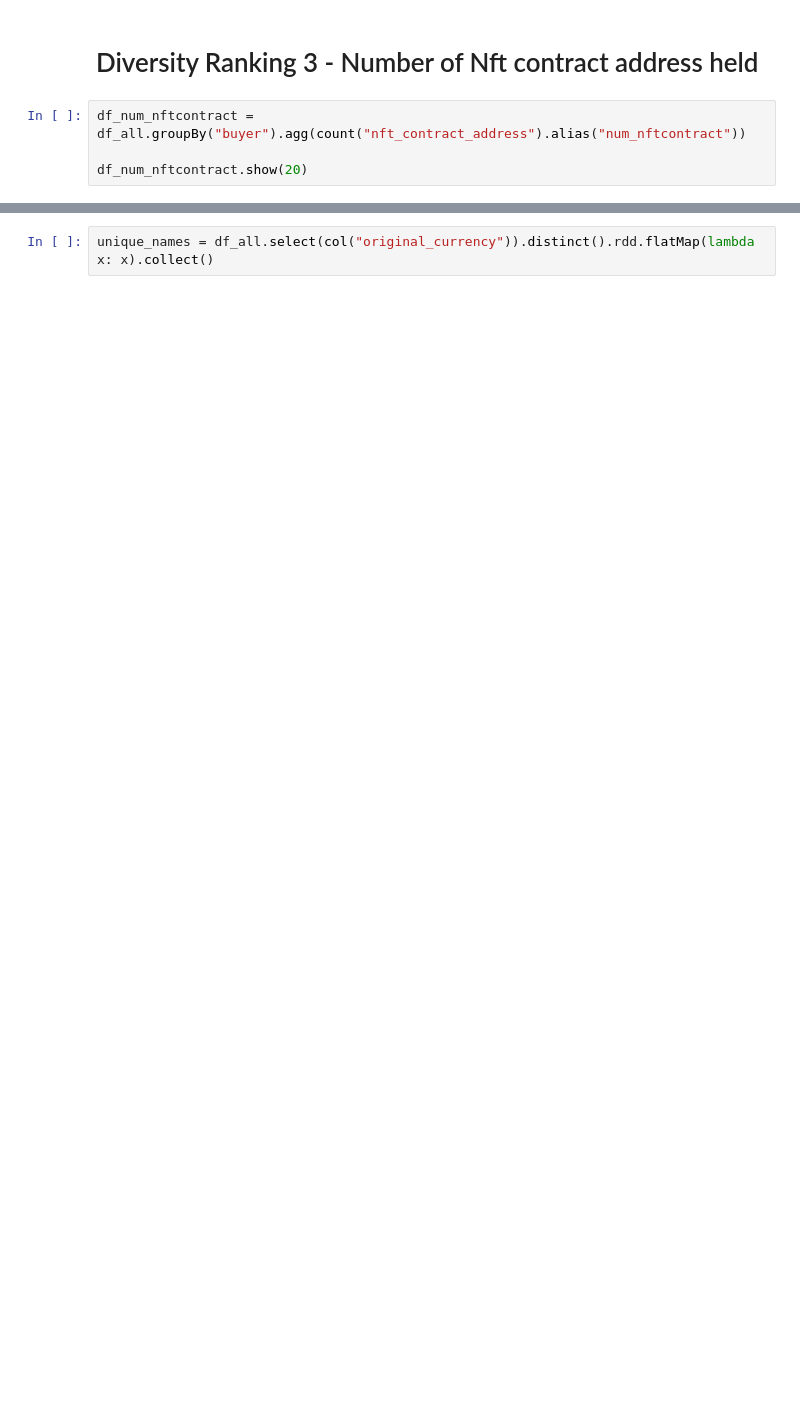
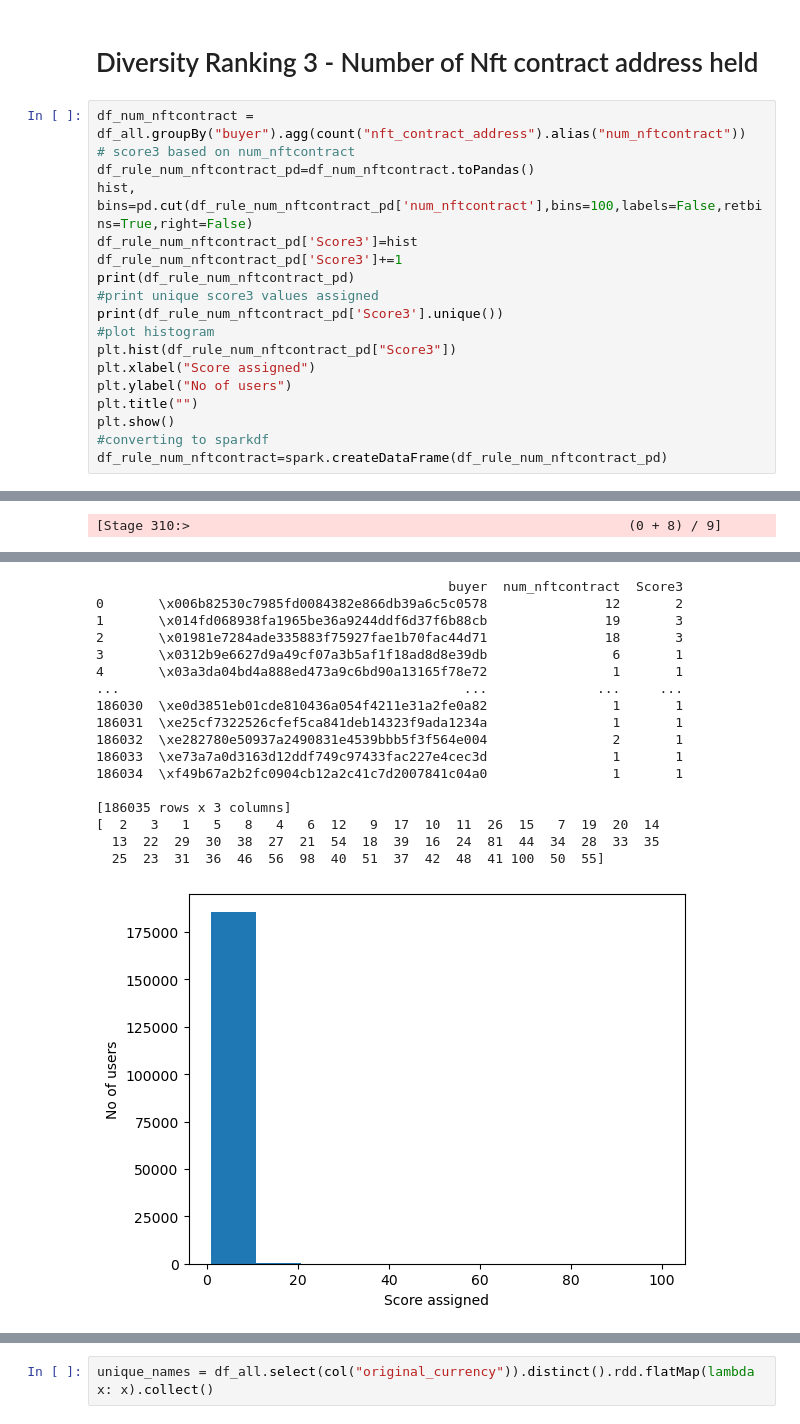
Before and after one commit to cardstack/nft-membership-nyu, a Jupyter notebook: notebooks/pipeline/Ranking.ipynb, the cells around one changed output, grey strips where cells are left out. Saved outputs shown, nothing was run; the diff lists cells and outputs as text; blank space fills up the shorter version.

```diff
--- a/notebooks/pipeline/Ranking.ipynb
+++ b/notebooks/pipeline/Ranking.ipynb
@@ -173,6 +287,20 @@ only showing top 20 rows
 # Diversity Ranking 3 - Number of Nft contract address held
 # %%
 df_num_nftcontract = df_all.groupBy("buyer").agg(count("nft_contract_address").alias("num_nftcontract"))
-
-df_num_nftcontract.show(20)
+# score3 based on num_nftcontract
+df_rule_num_nftcontract_pd=df_num_nftcontract.toPandas()
+hist, bins=pd.cut(df_rule_num_nftcontract_pd['num_nftcontract'],bins=100,labels=False,retbins=True,right=False)
+df_rule_num_nftcontract_pd['Score3']=hist
+df_rule_num_nftcontract_pd['Score3']+=1
+print(df_rule_num_nftcontract_pd)
+#print unique score3 values assigned
+print(df_rule_num_nftcontract_pd['Score3'].unique())
+#plot histogram
+plt.hist(df_rule_num_nftcontract_pd["Score3"])
+plt.xlabel("Score assigned")
+plt.ylabel("No of users")
+plt.title("")
+plt.show()
+#converting to sparkdf
+df_rule_num_nftcontract=spark.createDataFrame(df_rule_num_nftcontract_pd)
 # %% [output]
@@ -212,0 +316 @@ only showing top 20 rows
+[Stage 310:>                                                        (0 + 8) / 9]
@@ -213 +333,19 @@ only showing top 20 rows
+                                             buyer  num_nftcontract  Score3
+0       \x006b82530c7985fd0084382e866db39a6c5c0578               12       2
+1       \x014fd068938fa1965be36a9244ddf6d37f6b88cb               19       3
+2       \x01981e7284ade335883f75927fae1b70fac44d71               18       3
+3       \x0312b9e6627d9a49cf07a3b5af1f18ad8d8e39db                6       1
+4       \x03a3da04bd4a888ed473a9c6bd90a13165f78e72                1       1
+...                                            ...              ...     ...
+186030  \xe0d3851eb01cde810436a054f4211e31a2fe0a82                1       1
+186031  \xe25cf7322526cfef5ca841deb14323f9ada1234a                1       1
+186032  \xe282780e50937a2490831e4539bbb5f3f564e004                2       1
+186033  \xe73a7a0d3163d12ddf749c97433fac227e4cec3d                1       1
+186034  \xf49b67a2b2fc0904cb12a2c41c7d2007841c04a0                1       1
+
+[186035 rows x 3 columns]
+[  2   3   1   5   8   4   6  12   9  17  10  11  26  15   7  19  20  14
+  13  22  29  30  38  27  21  54  18  39  16  24  81  44  34  28  33  35
+  25  23  31  36  46  56  98  40  51  37  42  48  41 100  50  55]
+[figure, added]
 # %% [markdown]
```
Also changed, not shown: parts of 20 cells of this notebook.
